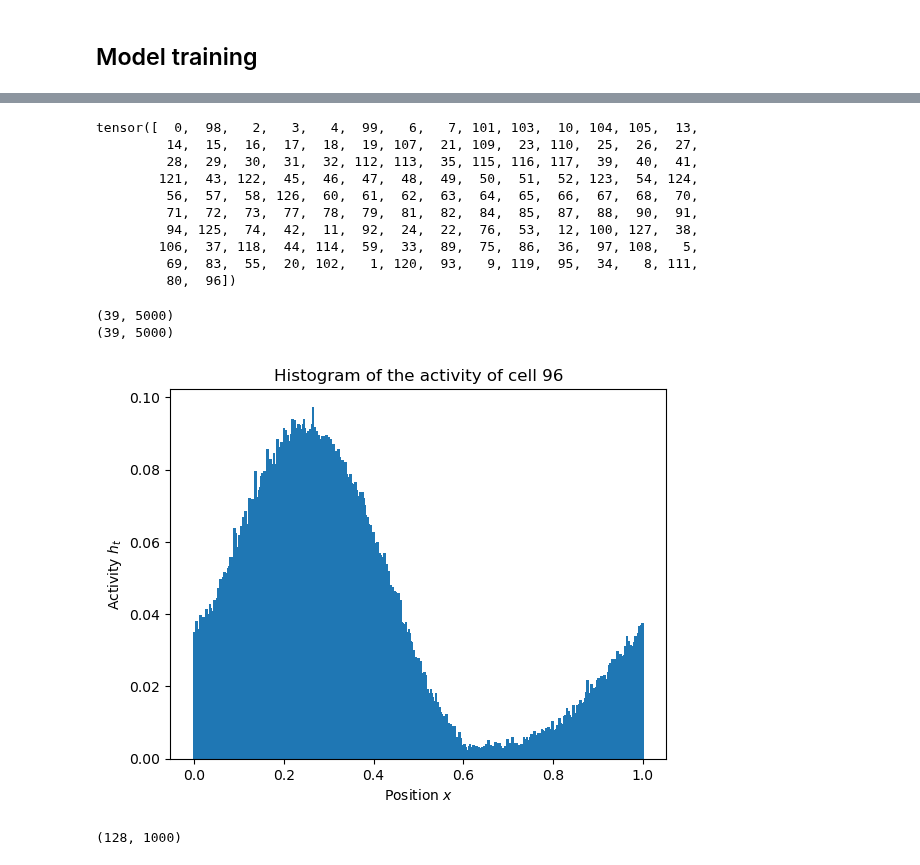
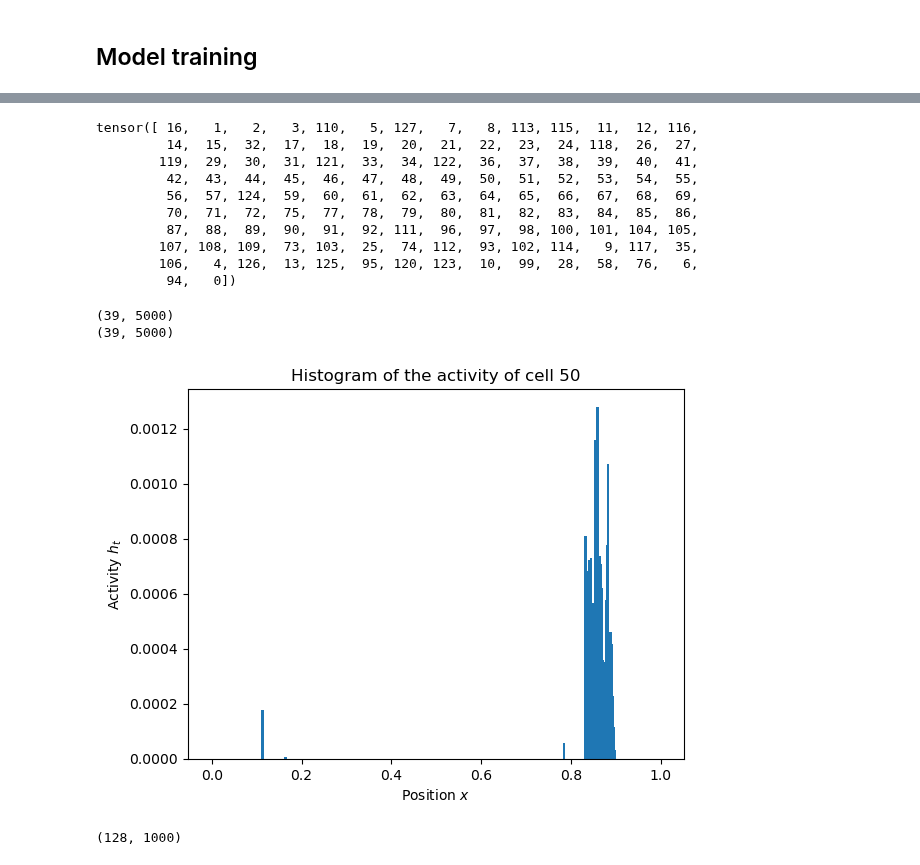
Before and after one commit to bioAI-Oslo/RNN-Adding-Problem-Representations, a Jupyter notebook: notebooks/regularized.ipynb, the cells around one changed output, grey strips where cells are left out. Saved outputs shown, nothing was run; the diff lists cells and outputs as text; code cells hidden in the pictures.

Commit message:
Low et al bridged to mine

```diff
--- a/notebooks/regularized.ipynb
+++ b/notebooks/regularized.ipynb
@@ -86,7 +86,7 @@ if train1:
     # model1 = torch_RNN_full_manual(input_size,t_steps,output_size,hidden_size,lr=0.001,irnn=False,outputnn=True,Wx_normalize=False,activation=False)
     # model1 = RNN_L2(input_size,t_steps,output_size,hidden_size,lr=0.001,w_decay=0.000,act_decay=1000,irnn=False,outputnn=True,Wx_normalize=False,activation=False)
     # model1 = RNN_circular_ND_pm(input_size,t_steps,output_size,hidden_size,lr=0.0001,w_decay=0.000,act_decay=0.01,irnn=True,outputnn=False,Wx_normalize=False,activation=True,rotation_init=False,bias=False)
-    model1 = RNN_circular_LowEtAl_reduced(input_size,hidden_size,lr=0.0001,irnn=True,outputnn=True,Wx_normalize=False,activation=True,bias=False,nav_space=1,batch_size=64)
+    model1 = RNN_circular_LowEtAl_bridged(input_size,hidden_size,lr=0.0001,irnn=True,outputnn=False,Wx_normalize=False,activation=True,bias=False,nav_space=1,batch_size=64)
     # print("Guess on the first 15 training data: ", model1(data[0:15]))
     # _ = model1.train(epochs=7000)
     _ = model1.train_gradual(epochs=3000)
@@ -117,5 +117,5 @@ Guess on the first 15 training data:  tensor([[[-0.0531,  0.2902],
 # %%
-model1.base_training_tsteps = 61
+model1.base_training_tsteps = 41
 
 _ = model1.train(epochs=2000)
 # model1.plot_losses(average=30)
@@ -162,16 +162,16 @@ for i in range(128):
 # Sorted dimension from lowest to highest value in that dimension
 print(torch.argsort(torch.tensor(maxs),dim=-1))
 # %% [output]
-tensor([  0,  98,   2,   3,   4,  99,   6,   7, 101, 103,  10, 104, 105,  13,
-         14,  15,  16,  17,  18,  19, 107,  21, 109,  23, 110,  25,  26,  27,
-         28,  29,  30,  31,  32, 112, 113,  35, 115, 116, 117,  39,  40,  41,
-        121,  43, 122,  45,  46,  47,  48,  49,  50,  51,  52, 123,  54, 124,
-         56,  57,  58, 126,  60,  61,  62,  63,  64,  65,  66,  67,  68,  70,
-         71,  72,  73,  77,  78,  79,  81,  82,  84,  85,  87,  88,  90,  91,
-         94, 125,  74,  42,  11,  92,  24,  22,  76,  53,  12, 100, 127,  38,
-        106,  37, 118,  44, 114,  59,  33,  89,  75,  86,  36,  97, 108,   5,
-         69,  83,  55,  20, 102,   1, 120,  93,   9, 119,  95,  34,   8, 111,
-         80,  96])
+tensor([ 16,   1,   2,   3, 110,   5, 127,   7,   8, 113, 115,  11,  12, 116,
+         14,  15,  32,  17,  18,  19,  20,  21,  22,  23,  24, 118,  26,  27,
+        119,  29,  30,  31, 121,  33,  34, 122,  36,  37,  38,  39,  40,  41,
+         42,  43,  44,  45,  46,  47,  48,  49,  50,  51,  52,  53,  54,  55,
+         56,  57, 124,  59,  60,  61,  62,  63,  64,  65,  66,  67,  68,  69,
+         70,  71,  72,  75,  77,  78,  79,  80,  81,  82,  83,  84,  85,  86,
+         87,  88,  89,  90,  91,  92, 111,  96,  97,  98, 100, 101, 104, 105,
+        107, 108, 109,  73, 103,  25,  74, 112,  93, 102, 114,   9, 117,  35,
+        106,   4, 126,  13, 125,  95, 120, 123,  10,  99,  28,  58,  76,   6,
+         94,   0])
 # %%
 t_test = 40
 
@@ -193,7 +193,7 @@ hts = model1(data[0:test_batch_size],raw=True)
 
 hts = hts.detach().numpy() # Shape [t_steps, batch_size, hidden_size] = [21, 64, 128]
 
-k = 96 # What cell to see the histogram of
+k = 50 # What cell to see the histogram of
 
 hts_k = abs(hts[1:-1,:,k])
 print(hts_k.shape)
@@ -210,34 +210,34 @@ plt.xlabel(r"Position $x$")
 plt.ylabel(r"Activity $h_t$")
 plt.show()
 
 # print(hts.shape)
 
 # fig, ax = plt.subplots(32,4,subplot_kw={'projection': 'polar'})
 # fig.set_size_inches(15, 80)
 # fig.subplots_adjust(hspace=1,wspace=0.2)
 
 activity = np.zeros((128,bins))
 
 for k in tqdm(range(128)):
     # k = 103 # What cell to see the histogram of
     hts_k = abs(hts[1:-1,:,k])
     # print(hts_k.shape)
 
     # Bins equally spaced from 0 to 1 in time_steps amount of bins
     bin_means, bin_edges, binnumber = stats.binned_statistic(xs.flatten(),hts_k.flatten(),statistic='mean',bins=bins)
     activity[k,:] = bin_means
     np.nan_to_num(activity,copy=False)
     # Bar plot of the histogram
     # ax[k//4,k%4].bar(bin_edges[:-1]*2*np.pi,bin_means,width=6/bins)
     # # ax[].bar(bin_edges[:-1]*2*np.pi,bin_means,width=6/bins)
     # ax[k//4,k%4].set_title("Cell "+str(k))
     # Adjust space between subplots
 
 # plt.show()
 # %% [output]
 (39, 5000)
 (39, 5000)
-[figure, old version]
+[figure, new version]
 # %%
 activity.shape
 # %% [output]
```
Also changed, not shown: parts of 6 cells of this notebook, 2 other files.
